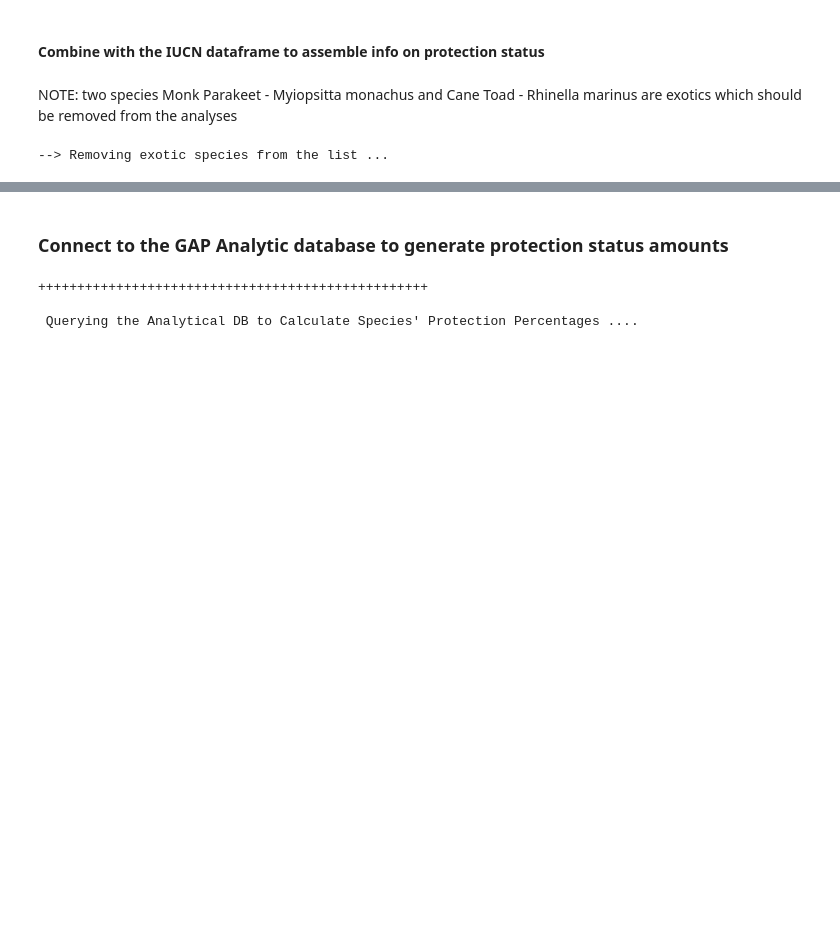
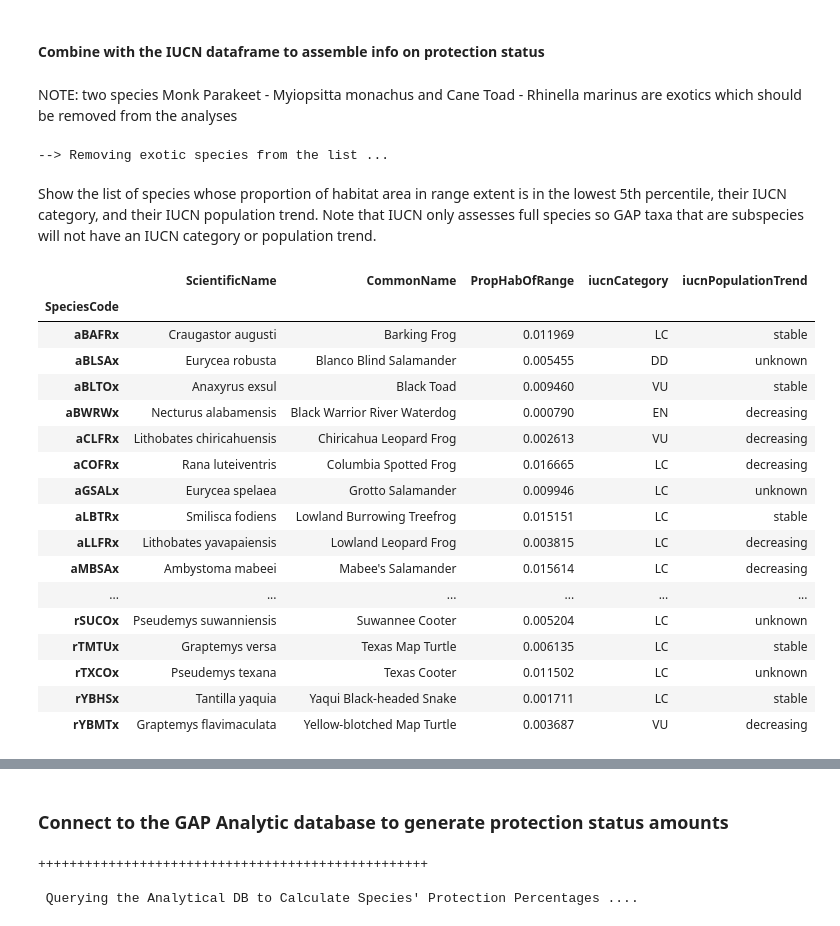
Before and after one commit to mjrubino/Habitat-Restricted-Species, a Jupyter notebook: Habitat-Restricted-Species.ipynb, the cells around one changed output, grey strips where cells are left out. Cells and saved outputs as stored; diff of their text form; code cells hidden in the pictures; blank space fills up the shorter version.

Commit message:
-- Habitat Restricted Species Protection BAP notebook --

```diff
--- a/Habitat-Restricted-Species.ipynb
+++ b/Habitat-Restricted-Species.ipynb
@@ -160,6 +160,7 @@ import seaborn as sns
 import matplotlib.pyplot as plt
 
 pd.set_option('display.max_columns', 10)
+pd.set_option('display.max_rows', 100)
 # %% [markdown]
 ### Set local variables
 # %%
@@ -276,3 +277,27 @@ ss = np.where(hrSpp.str[5:]!='x')
 dfss = dfAllLow5_IUCN.iloc[ss]
 # %% [output]
 --> Removing exotic species from the list ...
+# %% [markdown]
+Show the list of species whose proportion of habitat area in range extent is in the lowest 5th percentile, their IUCN category, and their IUCN population trend. Note that IUCN only assesses full species so GAP taxa that are subspecies will not have an IUCN category or population trend.
+# %%
+dfShowIUCN = dfAllLow5_IUCN[['ScientificName','CommonName','PropHabOfRange','iucnCategory','iucnPopulationTrend']]
+dfShowIUCN
+# %% [output]
+|  | ScientificName | CommonName | PropHabOfRange | iucnCategory | iucnPopulationTrend |
+| SpeciesCode |  |  |  |  |  |
+| aBAFRx | Craugastor augusti | Barking Frog | 0.011969 | LC | stable |
+| aBLSAx | Eurycea robusta | Blanco Blind Salamander | 0.005455 | DD | unknown |
+| aBLTOx | Anaxyrus exsul | Black Toad | 0.009460 | VU | stable |
+| aBWRWx | Necturus alabamensis | Black Warrior River Waterdog | 0.000790 | EN | decreasing |
+| aCLFRx | Lithobates chiricahuensis | Chiricahua Leopard Frog | 0.002613 | VU | decreasing |
+| aCOFRx | Rana luteiventris | Columbia Spotted Frog | 0.016665 | LC | decreasing |
+| aGSALx | Eurycea spelaea | Grotto Salamander | 0.009946 | LC | unknown |
+| aLBTRx | Smilisca fodiens | Lowland Burrowing Treefrog | 0.015151 | LC | stable |
+| aLLFRx | Lithobates yavapaiensis | Lowland Leopard Frog | 0.003815 | LC | decreasing |
+| aMBSAx | Ambystoma mabeei | Mabee's Salamander | 0.015614 | LC | decreasing |
+| ... | ... | ... | ... | ... | ... |
+| rSUCOx | Pseudemys suwanniensis | Suwannee Cooter | 0.005204 | LC | unknown |
+| rTMTUx | Graptemys versa | Texas Map Turtle | 0.006135 | LC | stable |
+| rTXCOx | Pseudemys texana | Texas Cooter | 0.011502 | LC | unknown |
+| rYBHSx | Tantilla yaquia | Yaqui Black-headed Snake | 0.001711 | LC | stable |
+| rYBMTx | Graptemys flavimaculata | Yellow-blotched Map Turtle | 0.003687 | VU | decreasing |
```
Also changed, not shown: parts of 4 cells of this notebook.
